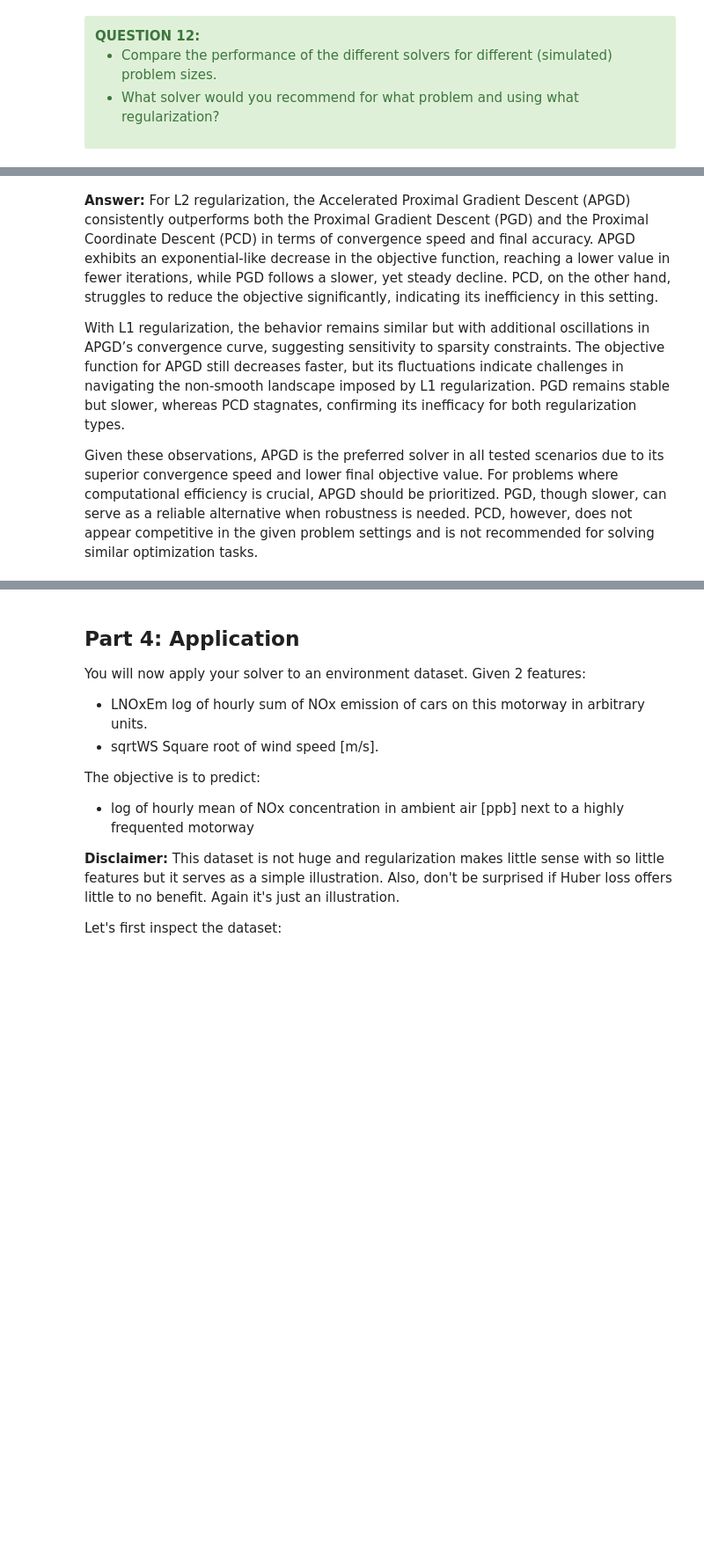
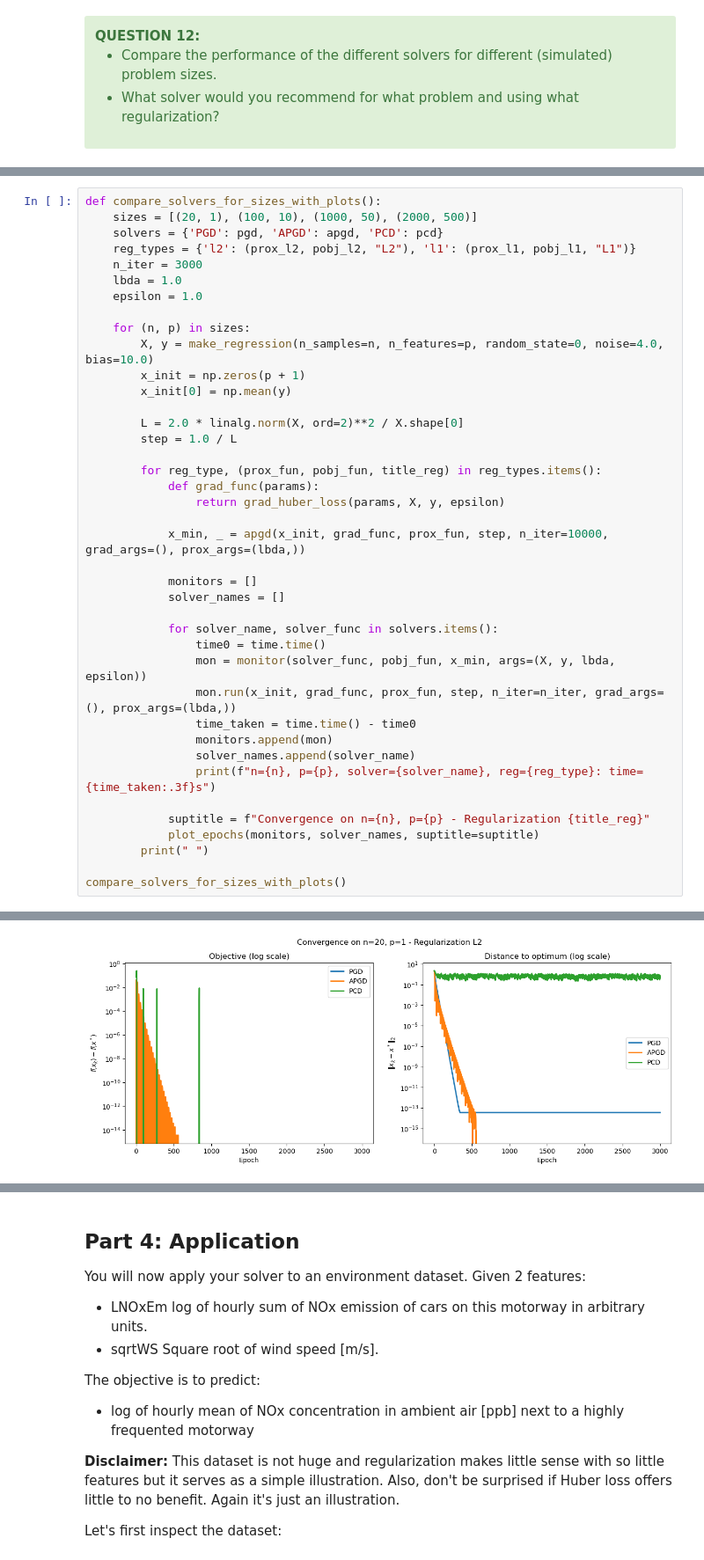
Before and after one commit to BryanBradfo/optimisation-algorithms, a Jupyter notebook: project/project_chen_bryan_and_devilder_alice.ipynb, the cells around one changed output, grey strips where cells are left out. Shown at 88% size. Drawn from its saved outputs; the diff is of its cells as text; blank space fills up the shorter version.

```diff
--- a/project/project_chen_bryan_and_devilder_alice.ipynb
+++ b/project/project_chen_bryan_and_devilder_alice.ipynb
@@ -1077,6 +909,41 @@ compare_solvers_for_sizes_with_plots()
-# %% [markdown]
-**Answer:** For L2 regularization, the Accelerated Proximal Gradient Descent (APGD) consistently outperforms both the Proximal Gradient Descent (PGD) and the Proximal Coordinate Descent (PCD) in terms of convergence speed and final accuracy. APGD exhibits an exponential-like decrease in the objective function, reaching a lower value in fewer iterations, while PGD follows a slower, yet steady decline. PCD, on the other hand, struggles to reduce the objective significantly, indicating its inefficiency in this setting.
-
-With L1 regularization, the behavior remains similar but with additional oscillations in APGD’s convergence curve, suggesting sensitivity to sparsity constraints. The objective function for APGD still decreases faster, but its fluctuations indicate challenges in navigating the non-smooth landscape imposed by L1 regularization. PGD remains stable but slower, whereas PCD stagnates, confirming its inefficacy for both regularization types.
-
-Given these observations, APGD is the preferred solver in all tested scenarios due to its superior convergence speed and lower final objective value. For problems where computational efficiency is crucial, APGD should be prioritized. PGD, though slower, can serve as a reliable alternative when robustness is needed. PCD, however, does not appear competitive in the given problem settings and is not recommended for solving similar optimization tasks.
+# %%
+def compare_solvers_for_sizes_with_plots():
+    sizes = [(20, 1), (100, 10), (1000, 50), (2000, 500)]
+    solvers = {'PGD': pgd, 'APGD': apgd, 'PCD': pcd}
+    reg_types = {'l2': (prox_l2, pobj_l2, "L2"), 'l1': (prox_l1, pobj_l1, "L1")}
+    n_iter = 3000
+    lbda = 1.0
+    epsilon = 1.0
+
+    for (n, p) in sizes:
+        X, y = make_regression(n_samples=n, n_features=p, random_state=0, noise=4.0, bias=10.0)
+        x_init = np.zeros(p + 1)
+        x_init[0] = np.mean(y)
+
+        L = 2.0 * linalg.norm(X, ord=2)**2 / X.shape[0]
+        step = 1.0 / L
+
+        for reg_type, (prox_fun, pobj_fun, title_reg) in reg_types.items():
+            def grad_func(params):
+                return grad_huber_loss(params, X, y, epsilon)
+
+            x_min, _ = apgd(x_init, grad_func, prox_fun, step, n_iter=10000, grad_args=(), prox_args=(lbda,))
+
+            monitors = []
+            solver_names = []
+
+            for solver_name, solver_func in solvers.items():
+                time0 = time.time()
+                mon = monitor(solver_func, pobj_fun, x_min, args=(X, y, lbda, epsilon))
+                mon.run(x_init, grad_func, prox_fun, step, n_iter=n_iter, grad_args=(), prox_args=(lbda,))
+                time_taken = time.time() - time0
+                monitors.append(mon)
+                solver_names.append(solver_name)
+                print(f"n={n}, p={p}, solver={solver_name}, reg={reg_type}: time={time_taken:.3f}s")
+
+            suptitle = f"Convergence on n={n}, p={p} - Regularization {title_reg}"
+            plot_epochs(monitors, solver_names, suptitle=suptitle)
+        print(" ")
+
+compare_solvers_for_sizes_with_plots()
+# %% [output]
@@ -1082,0 +967 @@ Given these observations, APGD is the preferred solver in all tested scenarios d
+[figure, added]
```
Also changed, not shown: parts of 42 cells of this notebook.
